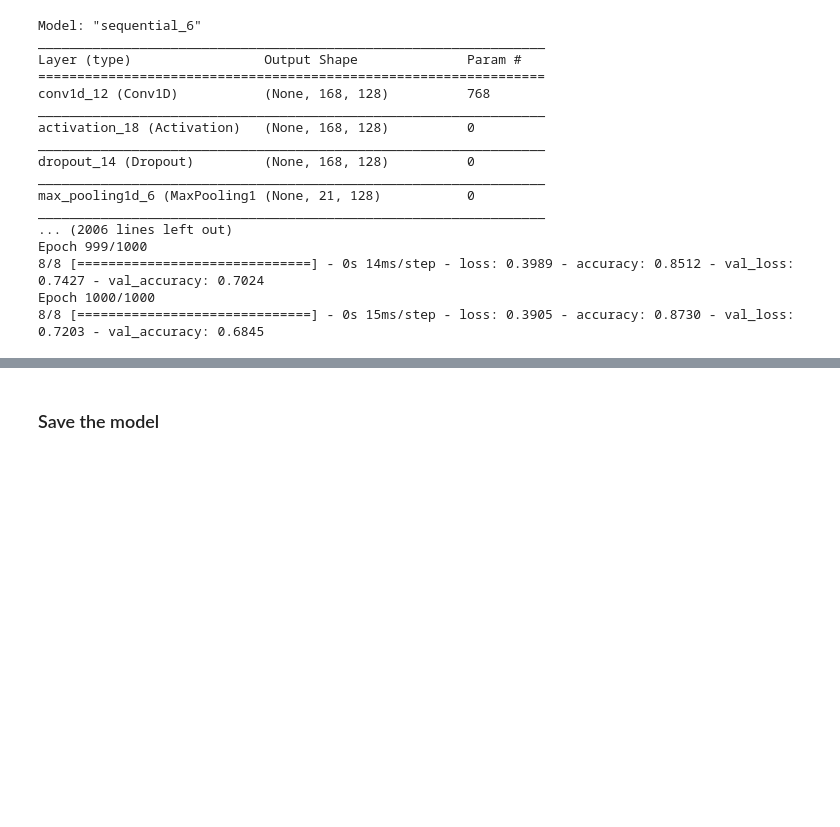
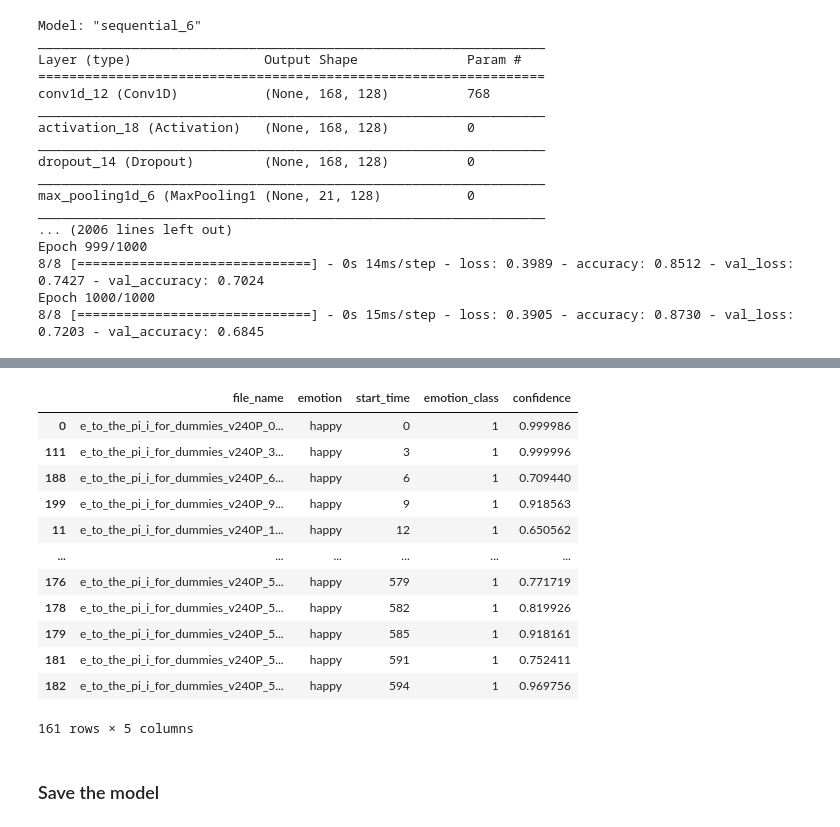
Before and after one commit to lehtoneo/ids-project, a Jupyter notebook: experimenting/model_creation_tf_pitch_sessions.ipynb, the cells around one changed output, grey strips where cells are left out. Cells and saved outputs as stored; diff of their text form; code cells hidden in the pictures; blank space fills up the shorter version.

```diff
--- a/experimenting/model_creation_tf_pitch_sessions.ipynb
+++ b/experimenting/model_creation_tf_pitch_sessions.ipynb
@@ -266,3 +255,19 @@ df_emotions['emotion'].hist()
+# %%
+df_emotions.where(df_emotions['emotion']=='happy').dropna()
+# %% [output]
+|  | file_name | emotion | start_time | emotion_class | confidence |
+| 0 | e_to_the_pi_i_for_dummies_v240P_0... | happy | 0 | 1 | 0.999986 |
+| 111 | e_to_the_pi_i_for_dummies_v240P_3... | happy | 3 | 1 | 0.999996 |
+| 188 | e_to_the_pi_i_for_dummies_v240P_6... | happy | 6 | 1 | 0.709440 |
+| 199 | e_to_the_pi_i_for_dummies_v240P_9... | happy | 9 | 1 | 0.918563 |
+| 11 | e_to_the_pi_i_for_dummies_v240P_1... | happy | 12 | 1 | 0.650562 |
+| ... | ... | ... | ... | ... | ... |
+| 176 | e_to_the_pi_i_for_dummies_v240P_5... | happy | 579 | 1 | 0.771719 |
+| 178 | e_to_the_pi_i_for_dummies_v240P_5... | happy | 582 | 1 | 0.819926 |
+| 179 | e_to_the_pi_i_for_dummies_v240P_5... | happy | 585 | 1 | 0.918161 |
+| 181 | e_to_the_pi_i_for_dummies_v240P_5... | happy | 591 | 1 | 0.752411 |
+| 182 | e_to_the_pi_i_for_dummies_v240P_5... | happy | 594 | 1 | 0.969756 |
+161 rows × 5 columns
 # %% [markdown]
 ### Save the model
 # %%
```
Also changed, not shown: parts of 5 cells of this notebook, 2 other files.
